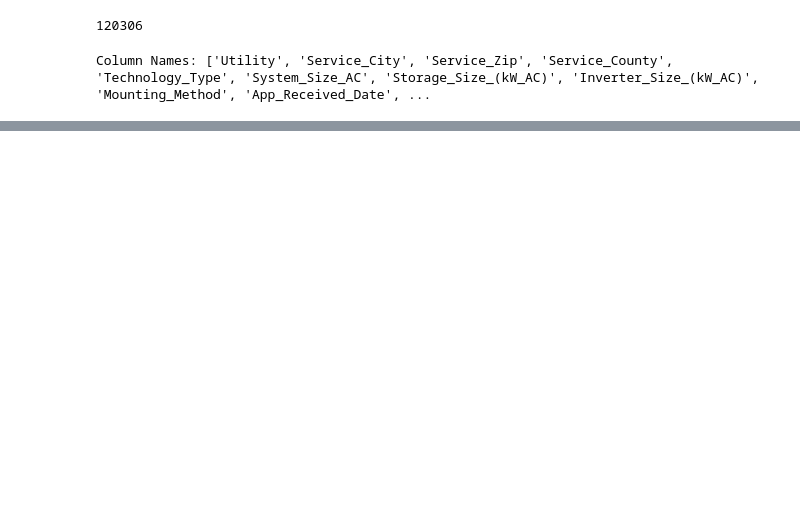
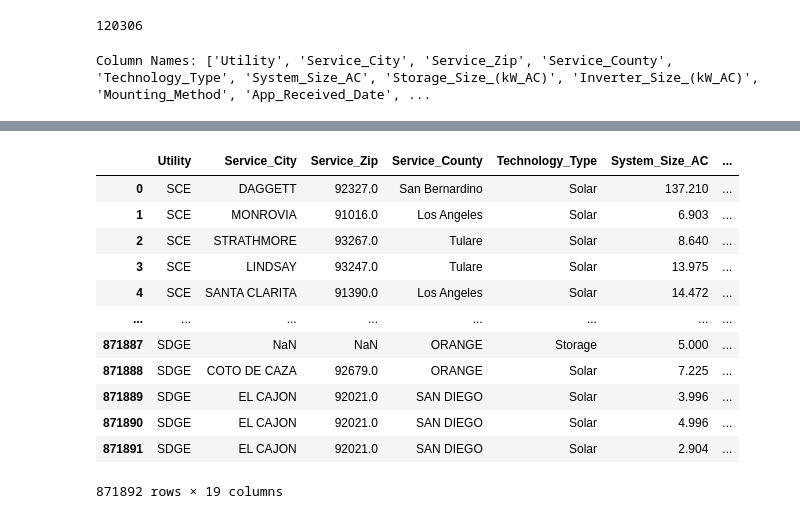
Before and after one commit to ns96/ML_Project, a Jupyter notebook: Cleaning_code.ipynb, the cells around one changed output, grey strips where cells are left out. Cells and saved outputs as stored; diff of their text form; code cells hidden in the pictures; blank space fills up the shorter version.

```diff
--- a/Cleaning_code.ipynb
+++ b/Cleaning_code.ipynb
@@ -1079,0 +1098,9 @@ Column Names: ['Utility', 'Service_City', 'Service_Zip', 'Service_County', 'Tech
+# %%
+# Create a copy of the column
+df_inverter_manufacturer = df4[['Inverter_Manufacturer']].copy()
+
+# Replace NaN values with 'Other'
+df_inverter_manufacturer['Inverter_Manufacturer'].fillna('Other', inplace=True)
+
+df_inverter_manufacturer = df_inverter_manufacturer.rename(columns={'Inverter_Manufacturer': 'inverter_manufacturer'})
+df_inverter_manufacturer
@@ -1079,0 +1121,7 @@ Column Names: ['Utility', 'Service_City', 'Service_Zip', 'Service_County', 'Tech
+# %%
+df_inverter_manufacturer_counts = df_inverter_manufacturer.groupby('inverter_manufacturer').size().reset_index()
+df_inverter_manufacturer_counts = df_inverter_manufacturer_counts.rename(columns={0: 'counts'})
+df_inverter_manufacturer_counts['pct'] = df_inverter_manufacturer_counts['counts']/df_inverter_manufacturer_counts['counts'].sum()
+df_inverter_manufacturer_counts
+
+df_inverter_manufacturer_counts.to_csv('data_files/df_inverter_manufacturer_counts.csv', index=False)
@@ -1079,0 +1271,23 @@ Column Names: ['Utility', 'Service_City', 'Service_Zip', 'Service_County', 'Tech
+# %%
+# Merging two dataframe with updated installer names
+col = "Inverter_Manufacturer"
+df5 = df4.merge(fuzzy_match_map[['inverter_manufacturer', 'standard_name']],
+              left_on=col, right_on='inverter_manufacturer',
+             how='left').drop(columns=['inverter_manufacturer'])
+df5 = df5.rename(columns={'standard_name': f"{col}_standard_name"})
+
+df5
+# %% [output]
+|  | Utility | Service_City | Service_Zip | Service_County | Technology_Type | System_Size_AC | ... |
+| 0 | SCE | DAGGETT | 92327.0 | San Bernardino | Solar | 137.210 | ... |
+| 1 | SCE | MONROVIA | 91016.0 | Los Angeles | Solar | 6.903 | ... |
+| 2 | SCE | STRATHMORE | 93267.0 | Tulare | Solar | 8.640 | ... |
+| 3 | SCE | LINDSAY | 93247.0 | Tulare | Solar | 13.975 | ... |
+| 4 | SCE | SANTA CLARITA | 91390.0 | Los Angeles | Solar | 14.472 | ... |
+| ... | ... | ... | ... | ... | ... | ... | ... |
+| 871887 | SDGE | NaN | NaN | ORANGE | Storage | 5.000 | ... |
+| 871888 | SDGE | COTO DE CAZA | 92679.0 | ORANGE | Solar | 7.225 | ... |
+| 871889 | SDGE | EL CAJON | 92021.0 | SAN DIEGO | Solar | 3.996 | ... |
+| 871890 | SDGE | EL CAJON | 92021.0 | SAN DIEGO | Solar | 4.996 | ... |
+| 871891 | SDGE | EL CAJON | 92021.0 | SAN DIEGO | Solar | 2.904 | ... |
+871892 rows × 19 columns
```
Also changed, not shown: parts of 60 cells of this notebook.
